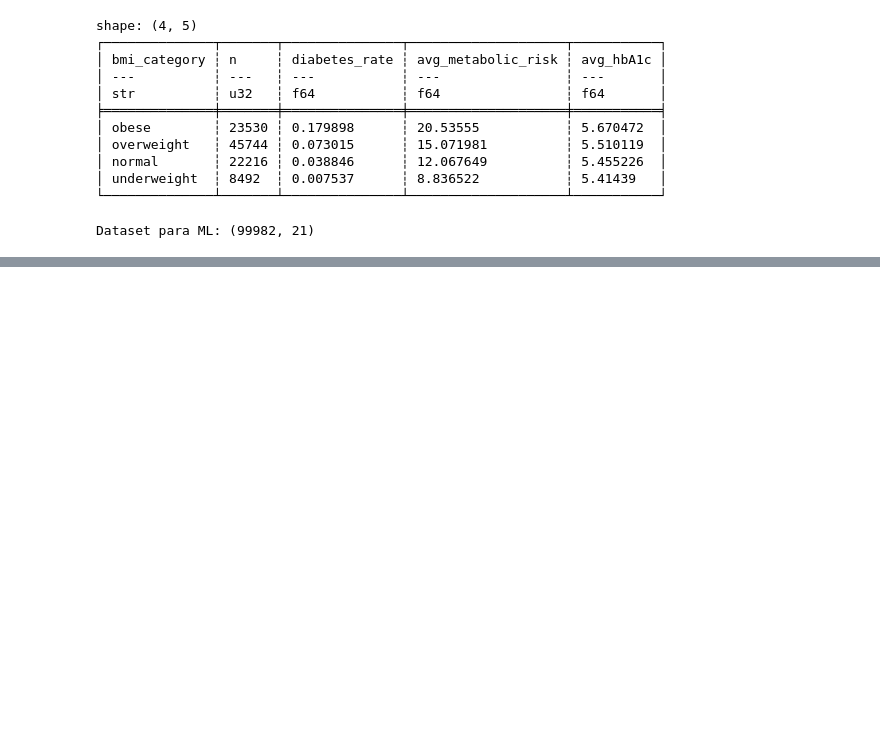
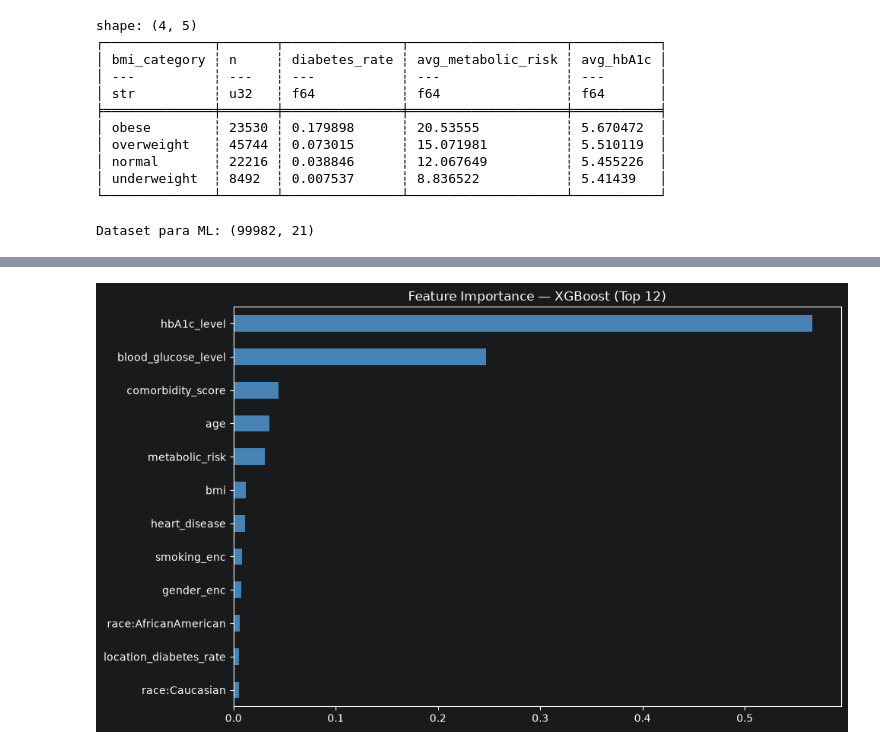
Before and after one commit to R4pt/tarea3-paralela, a Jupyter notebook: tarea3.ipynb, the cells around one changed output, grey strips where cells are left out. Drawn from its saved outputs; the diff is of its cells as text; code cells hidden in the pictures; blank space fills up the shorter version.

```diff
--- a/tarea3.ipynb
+++ b/tarea3.ipynb
@@ -407,0 +427,16 @@ Dataset para ML: (99982, 21)
+# %%
+def evaluate_model(name, model, X_tr, y_tr, X_te, y_te, scale=False):
+    Xtr = X_train_sc if scale else X_tr
+    Xte = X_test_sc  if scale else X_te
+    t0 = time.time()
+    model.fit(Xtr, y_tr)
+    train_time = time.time() - t0
+    y_pred  = model.predict(Xte)
+    y_proba = model.predict_proba(Xte)[:, 1] if hasattr(model, 'predict_proba') else y_pred
+    return {
+        'Modelo': name,
+        'Accuracy': accuracy_score(y_te, y_pred),
+        'F1': f1_score(y_te, y_pred),
+        'AUC-ROC': roc_auc_score(y_te, y_proba),
+        'Tiempo (s)': train_time
+    }, model, y_pred
@@ -407,0 +536,9 @@ Dataset para ML: (99982, 21)
+# %%
+# Feature importance — XGBoost
+fi = pd.Series(xgb_fitted.feature_importances_, index=FEATURE_COLS).sort_values(ascending=True).tail(12)
+fi.plot(kind='barh', figsize=(10, 6), color='steelblue')
+plt.title('Feature Importance — XGBoost (Top 12)')
+plt.tight_layout()
+plt.show()
+# %% [output]
+[figure, added]
```
Also changed, not shown: parts of 20 cells of this notebook.
